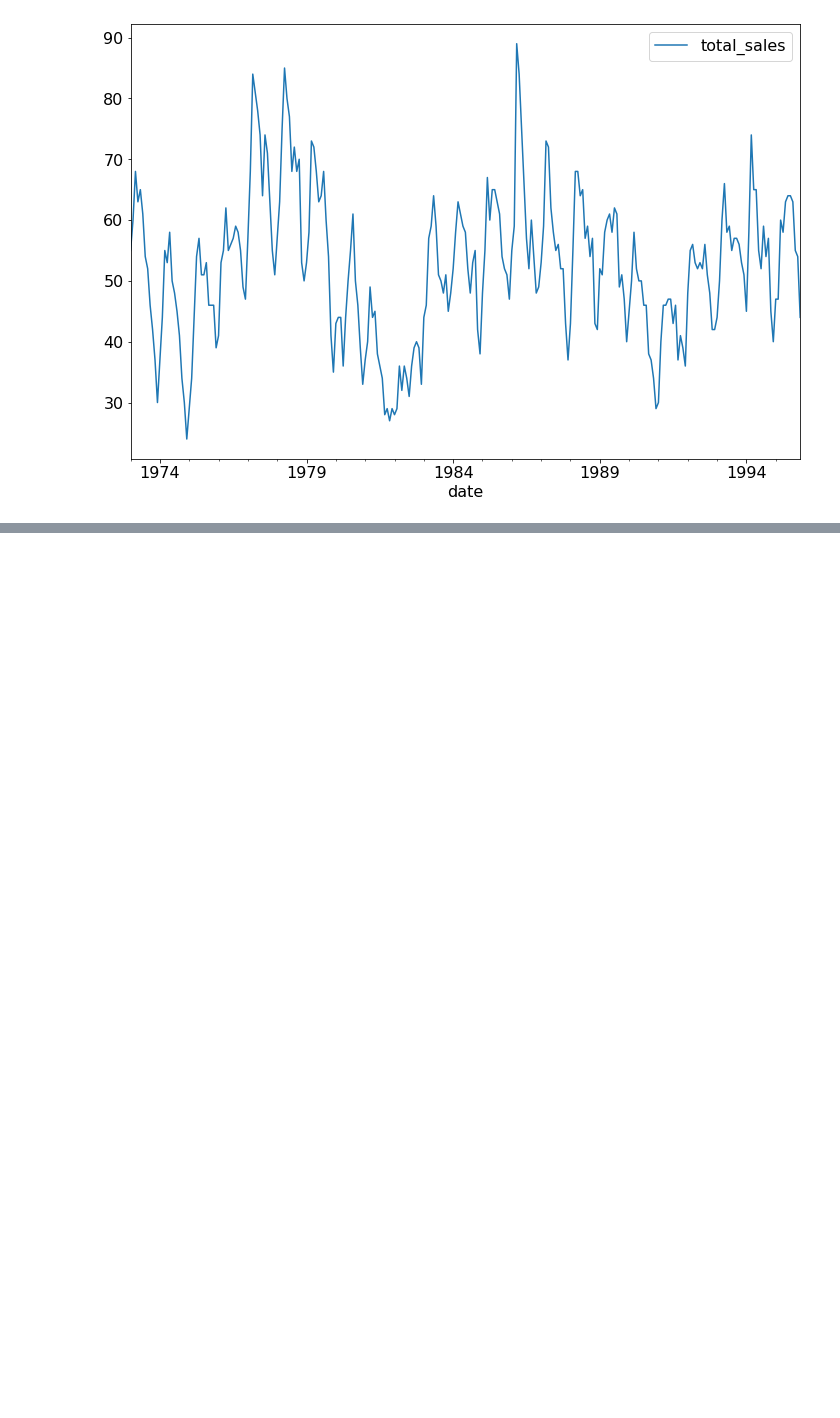
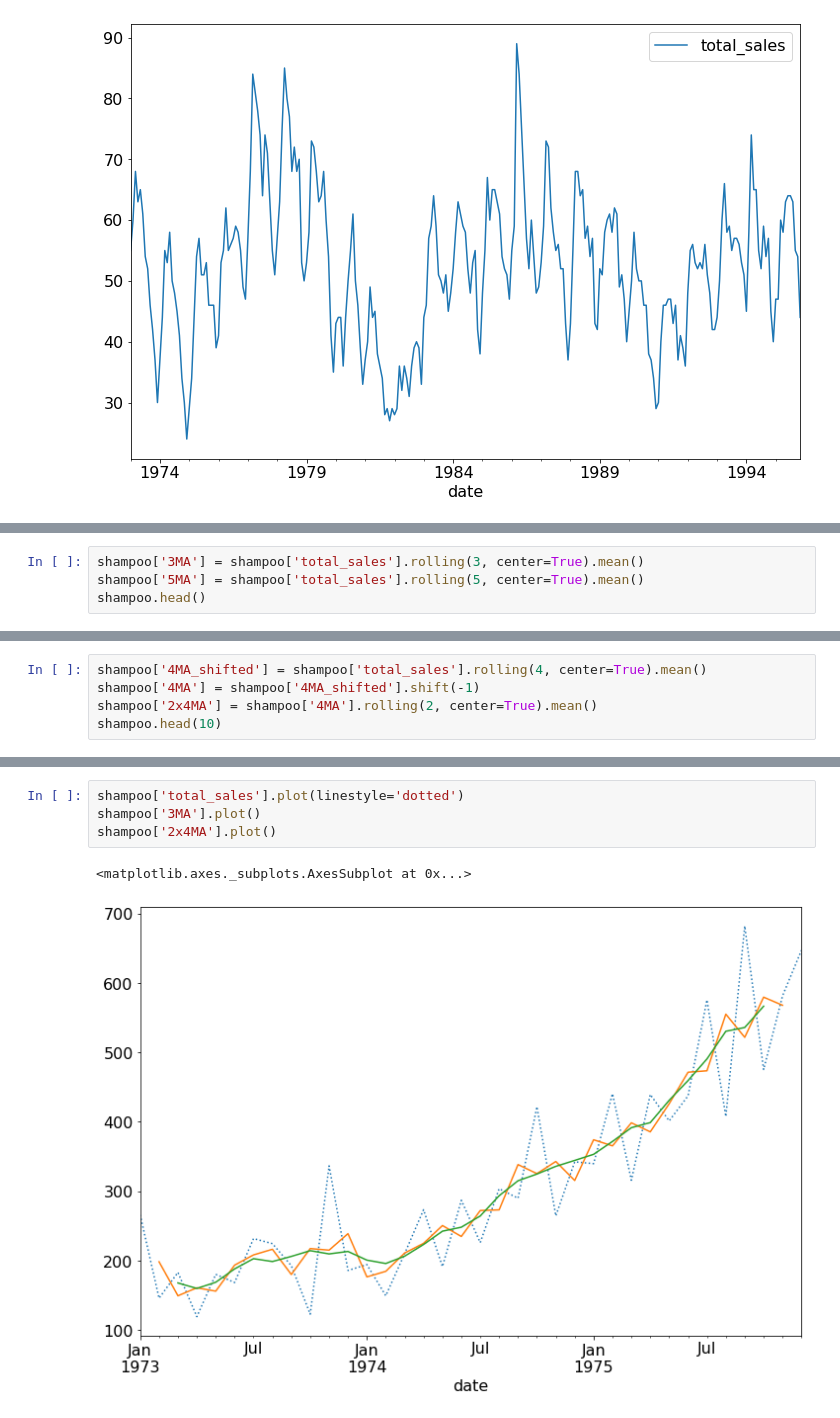
Before and after one commit to ZacharySBrown/vcu-scma440-2021q1, a Jupyter notebook: examples/3a_moving_averages.ipynb, the cells around one changed output, grey strips where cells are left out. Saved outputs shown, nothing was run; the diff lists cells and outputs as text; blank space fills up the shorter version.

```diff
--- a/examples/3a_moving_averages.ipynb
+++ b/examples/3a_moving_averages.ipynb
@@ -38,0 +82,4 @@ housing.plot()
+# %%
+shampoo['3MA'] = shampoo['total_sales'].rolling(3, center=True).mean()
+shampoo['5MA'] = shampoo['total_sales'].rolling(5, center=True).mean()
+shampoo.head()
@@ -38,0 +96,5 @@ housing.plot()
+# %%
+shampoo['4MA_shifted'] = shampoo['total_sales'].rolling(4, center=True).mean()
+shampoo['4MA'] = shampoo['4MA_shifted'].shift(-1)
+shampoo['2x4MA'] = shampoo['4MA'].rolling(2, center=True).mean()
+shampoo.head(10)
@@ -38,0 +114,7 @@ housing.plot()
+# %%
+shampoo['total_sales'].plot(linestyle='dotted')
+shampoo['3MA'].plot()
+shampoo['2x4MA'].plot()
+# %% [output]
+<matplotlib.axes._subplots.AxesSubplot at 0x...>
+[figure, added]
```
Also changed, not shown: parts of 12 cells of this notebook.
